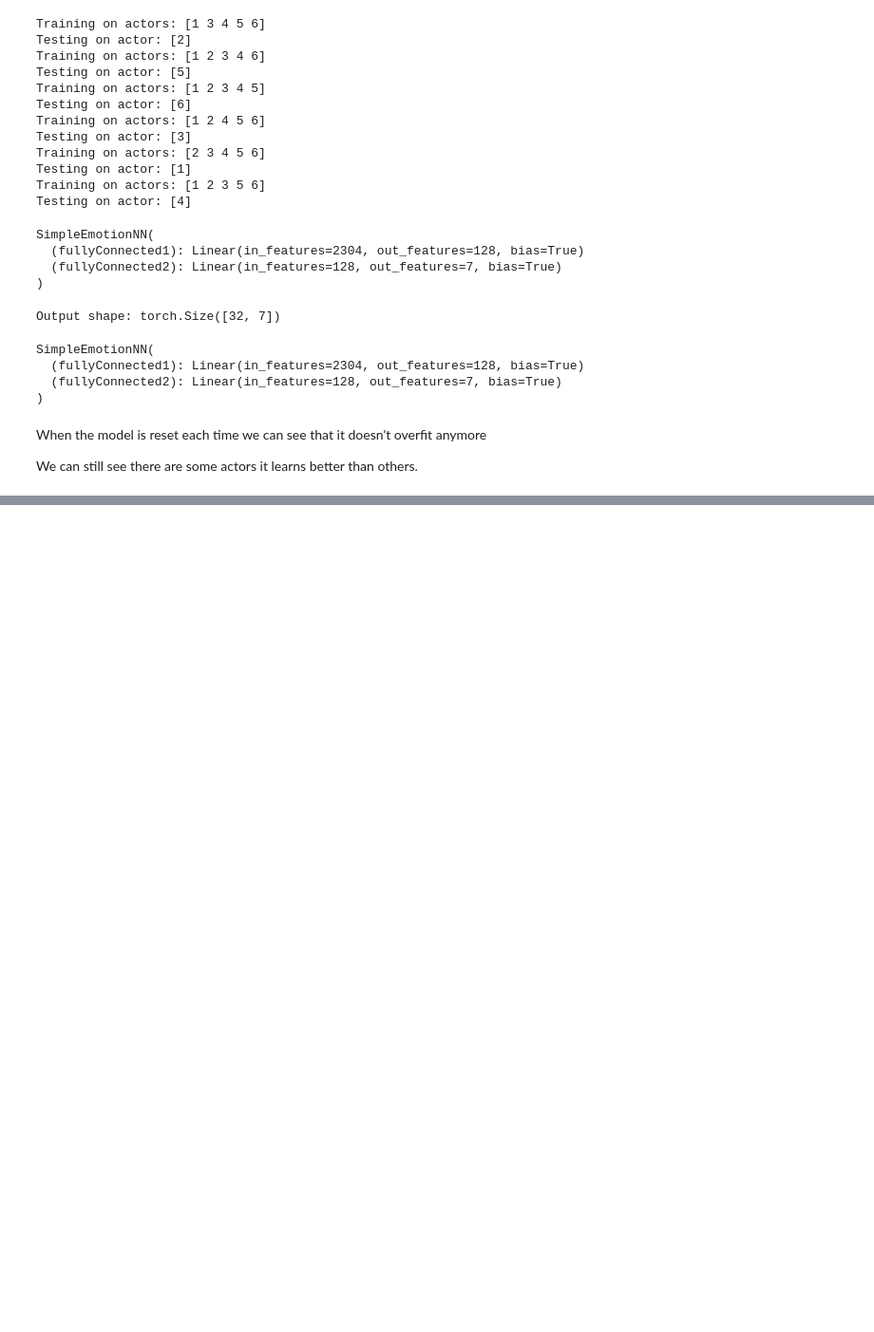
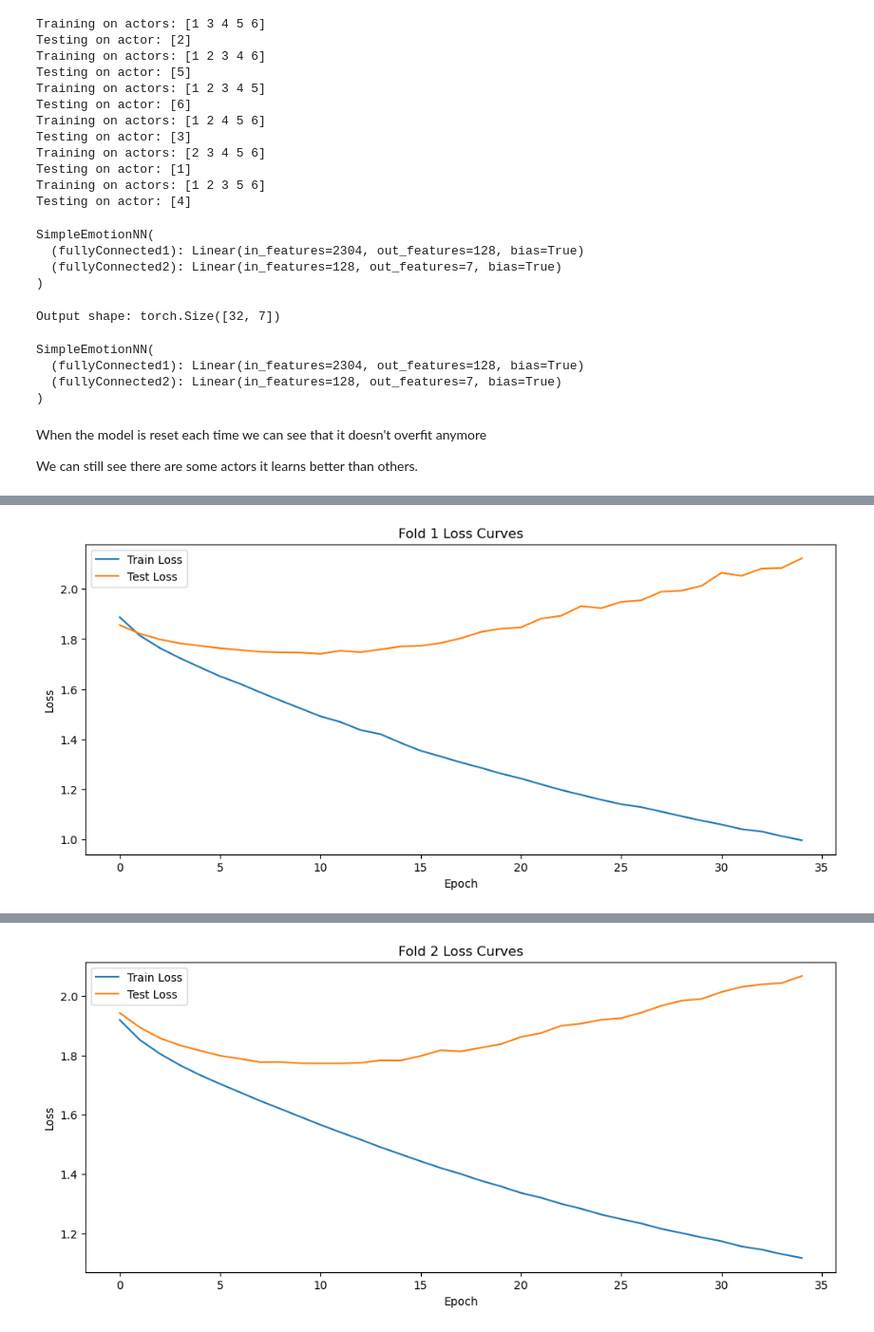
Before and after one commit to lewisbentleyy/real-time-facial-emotion-recognition, a Jupyter notebook: simpleNeuralNetwork.ipynb, the cells around one changed output, grey strips where cells are left out. Shown: that part at 95% size. Cells and saved outputs as stored; diff of their text form; code cells hidden in the pictures; blank space fills up the shorter version.

```diff
--- a/simpleNeuralNetwork.ipynb
+++ b/simpleNeuralNetwork.ipynb
@@ -497,0 +332,3 @@ Test Loss: 0.1847, Test Accuracy: 0.9356
+# %%
+runModel(SimpleEmotionNN)
+# %% [output]
@@ -497,0 +352 @@ Test Loss: 0.1847, Test Accuracy: 0.9356
+[figure, added]
@@ -497,0 +370 @@ Test Loss: 0.1847, Test Accuracy: 0.9356
+[figure, added]
```
Also changed, not shown: parts of 13 cells of this notebook.
